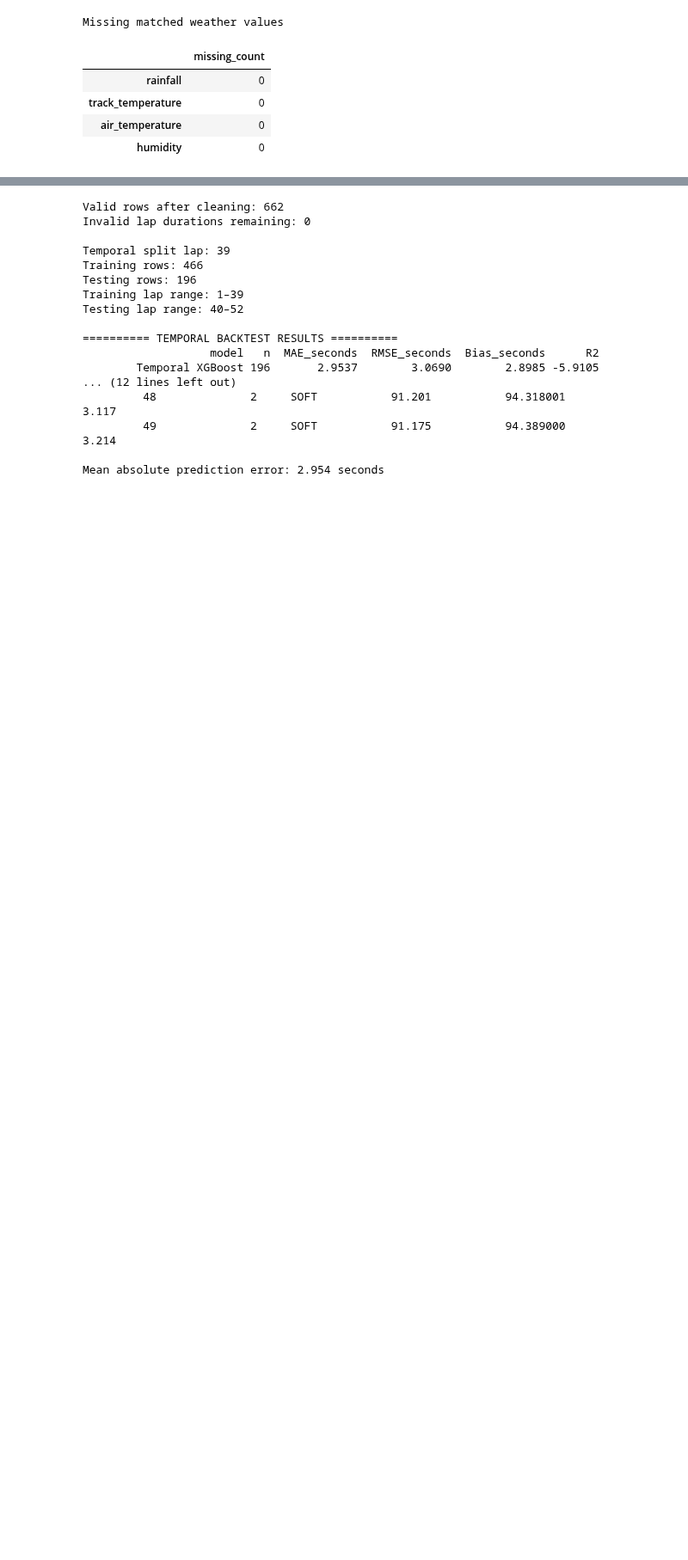
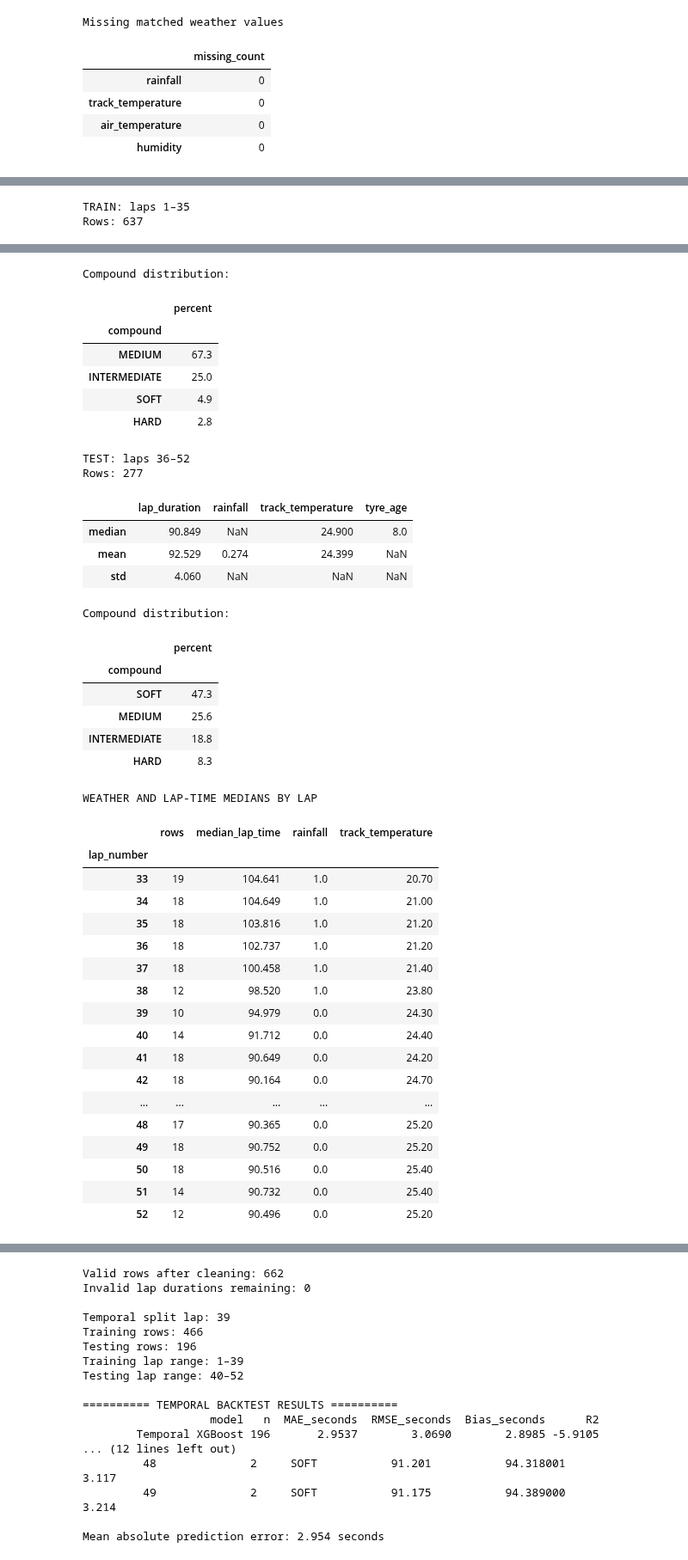
Before and after one commit to nihankale07-bot/pitwall, a Jupyter notebook: notebooks/08_strategy_simulator.ipynb, the cells around one changed output, grey strips where cells are left out. Shown at 86% size. Cells and saved outputs as stored; diff of their text form; code cells hidden in the pictures; blank space fills up the shorter version.

```diff
--- a/notebooks/08_strategy_simulator.ipynb
+++ b/notebooks/08_strategy_simulator.ipynb
@@ -7208,0 +7482,41 @@ Missing matched weather values
+# %%
+# PITWALL — Diagnose chronological distribution shift
+
+for period_name, period_data in [
+    ("TRAIN: laps 1–35", train),
+    ("TEST: laps 36–52", test)
+]:
+    print(f"\n{period_name}")
+    print("Rows:", len(period_data))
+
+    display(
+        period_data.agg({
+            "lap_duration": ["median", "mean", "std"],
+            "rainfall": ["mean"],
+            "track_temperature": ["median", "mean"],
+            "tyre_age": ["median"]
+        }).round(3)
+    )
+
+    print("Compound distribution:")
+    display(
+        period_data["compound"]
+        .value_counts(normalize=True)
+        .mul(100)
+        .round(1)
+        .rename("percent")
+        .to_frame()
+    )
+
+print("\nWEATHER AND LAP-TIME MEDIANS BY LAP")
+display(
+    weather_test_data.groupby("lap_number").agg(
+        rows=("lap_duration", "count"),
+        median_lap_time=("lap_duration", "median"),
+        rainfall=("rainfall", "median"),
+        track_temperature=("track_temperature", "median")
+    ).round(3).tail(20)
+)
+# %% [output]
+TRAIN: laps 1–35
+Rows: 637
@@ -7209,2 +7527,41 @@ Missing matched weather values
+Compound distribution:
+|  | percent |
+| compound |  |
+| MEDIUM | 67.3 |
+| INTERMEDIATE | 25.0 |
+| SOFT | 4.9 |
+| HARD | 2.8 |
+TEST: laps 36–52
+Rows: 277
+|  | lap_duration | rainfall | track_temperature | tyre_age |
+| median | 90.849 | NaN | 24.900 | 8.0 |
+| mean | 92.529 | 0.274 | 24.399 | NaN |
+| std | 4.060 | NaN | NaN | NaN |
+Compound distribution:
+|  | percent |
+| compound |  |
+| SOFT | 47.3 |
+| MEDIUM | 25.6 |
+| INTERMEDIATE | 18.8 |
+| HARD | 8.3 |
+WEATHER AND LAP-TIME MEDIANS BY LAP
+|  | rows | median_lap_time | rainfall | track_temperature |
+| lap_number |  |  |  |  |
+| 33 | 19 | 104.641 | 1.0 | 20.70 |
+| 34 | 18 | 104.649 | 1.0 | 21.00 |
+| 35 | 18 | 103.816 | 1.0 | 21.20 |
+| 36 | 18 | 102.737 | 1.0 | 21.20 |
+| 37 | 18 | 100.458 | 1.0 | 21.40 |
+| 38 | 12 | 98.520 | 1.0 | 23.80 |
+| 39 | 10 | 94.979 | 0.0 | 24.30 |
+| 40 | 14 | 91.712 | 0.0 | 24.40 |
+| 41 | 18 | 90.649 | 0.0 | 24.20 |
+| 42 | 18 | 90.164 | 0.0 | 24.70 |
+| ... | ... | ... | ... | ... |
+| 48 | 17 | 90.365 | 0.0 | 25.20 |
+| 49 | 18 | 90.752 | 0.0 | 25.20 |
+| 50 | 18 | 90.516 | 0.0 | 25.40 |
+| 51 | 14 | 90.732 | 0.0 | 25.40 |
+| 52 | 12 | 90.496 | 0.0 | 25.20 |
 # %%
 
```
Also changed, not shown: parts of 9 cells of this notebook, 3 other files.
